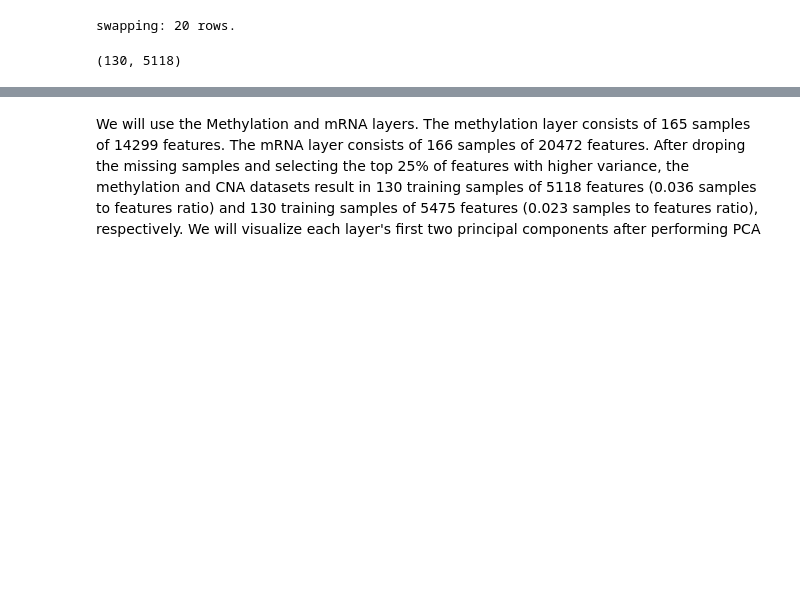
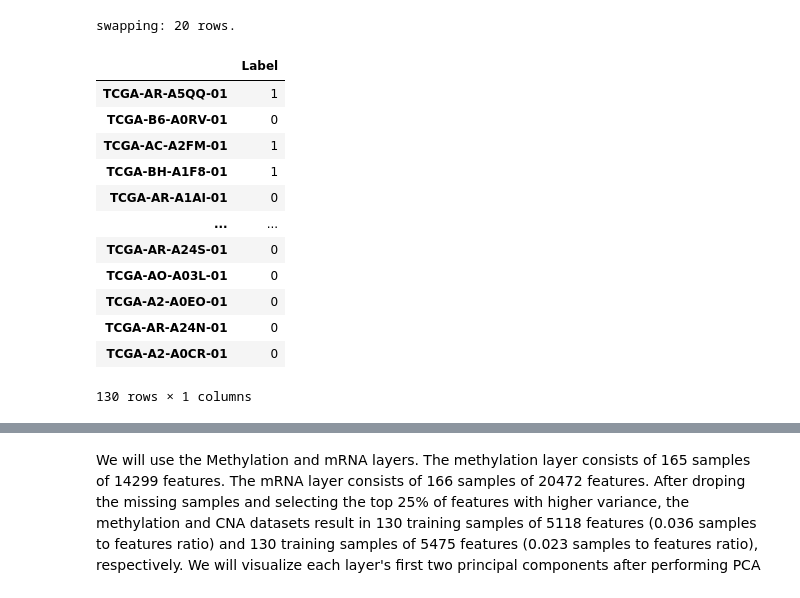
Before and after one commit to TomasSuarezL/oss-stage-2019, a Jupyter notebook: Multiomic Dataset/Multiomic_Results.ipynb, the cells around one changed output, grey strips where cells are left out. Saved outputs shown, nothing was run; the diff lists cells and outputs as text; code cells hidden in the pictures; blank space fills up the shorter version.

```diff
--- a/Multiomic Dataset/Multiomic_Results.ipynb
+++ b/Multiomic Dataset/Multiomic_Results.ipynb
@@ -38,10 +38,22 @@ X_train_first_norm, X_train_second_norm, X_swapped_first_norm, X_swapped_second_
     = Models.prepare_datasets(X_brca_methyl_filtered.T,X_brca_mRNA_filtered.T, y_brca_filtered, test_size=0.2, swap_noise=0.15)
 # %% [output]
 swapping: 20 rows.
-# %%
-X_train_second_norm.shape
-# %% [output]
-(130, 5118)
+# %%
+y_train
+# %% [output]
+|  | Label |
+| TCGA-AR-A5QQ-01 | 1 |
+| TCGA-B6-A0RV-01 | 0 |
+| TCGA-AC-A2FM-01 | 1 |
+| TCGA-BH-A1F8-01 | 1 |
+| TCGA-AR-A1AI-01 | 0 |
+| ... | ... |
+| TCGA-AR-A24S-01 | 0 |
+| TCGA-AO-A03L-01 | 0 |
+| TCGA-A2-A0EO-01 | 0 |
+| TCGA-AR-A24N-01 | 0 |
+| TCGA-A2-A0CR-01 | 0 |
+130 rows × 1 columns
 # %%
 import importlib
 importlib.reload(Models)
```
Also changed, not shown: parts of 12 cells of this notebook, 6 other files.
